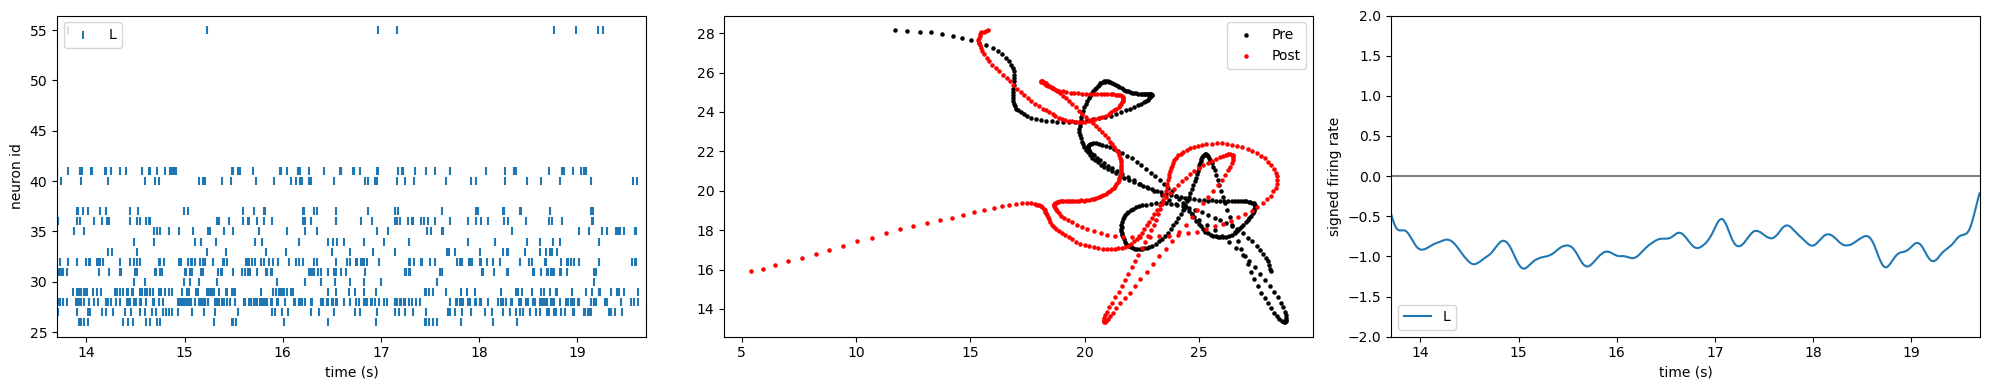
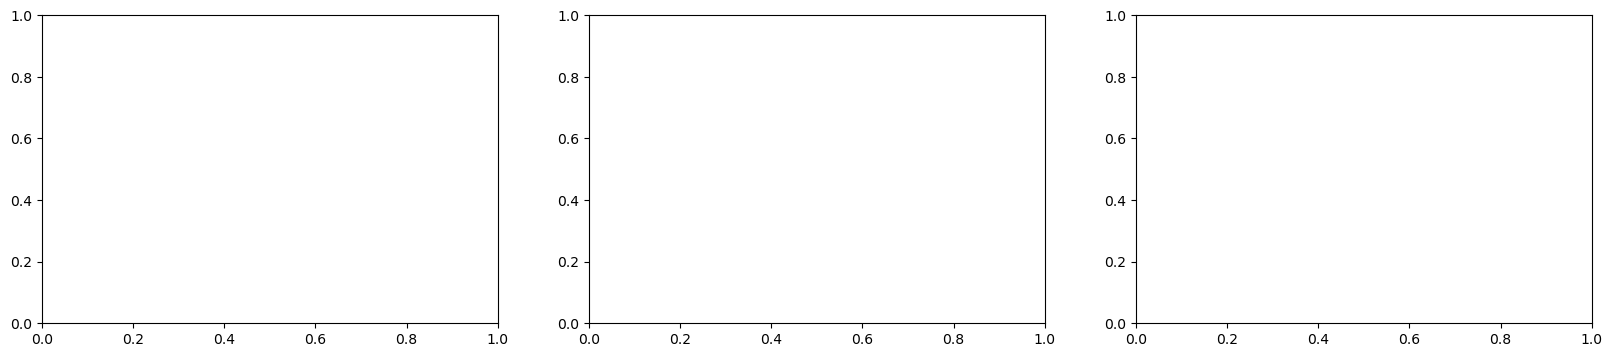
The change to this notebook cell's code, shown as a diff; its figure went from the first image to the second:
--- before
+++ after
@@ -1,3 +1,4 @@
 # E mean firing rate
+PRESYNAPTIC=True
 if(PRESYNAPTIC):
     spike_t = spike_t_pre
@@ -6,6 +7,6 @@
     NI=NE
     labelx = ['R', 'L']
-    D_start= 15.7
-    D_end = 17.7
+    D_start= np.array([6.3, 15.7, 25.95, 68.8, 76.57])
+    D_end = np.array([8.3, 17.7, 27.95, 70.8, 78.57])
     D_min= 2*D_start - D_end
     D_max=2*D_end -D_start
@@ -26,5 +27,5 @@
 
 
-binPOP = np.zeros((2,int(D_max*fs)))
+binPOP = np.zeros((2,int(D_max[-1]*fs)))
 
 if(not PRESYNAPTIC):
@@ -58,11 +59,15 @@
 else:
     f, (ax1, ax2, ax3) = plt.subplots(1, 3, figsize=(20,4))
-    spike_max = np.sum(spike_t<D_max)
-    spike_min = np.sum(spike_t<D_min)
-    for i in range(spike_min, spike_max):
-        if(D_min< spike_t[i]<D_max):
-            group_idx = min(spike_id[i] // NE, 1) 
-            binPOP[group_idx,int(spike_t[i]*fs)]=1
+    
 
+
+for i in range(len(D_max)):
+    spike_max = np.sum(spike_t<D_max[i])
+    spike_min = np.sum(spike_t<D_min[i])
+    for j in range(spike_min, spike_max):
+        if(D_min[i]< spike_t[j]<D_max[i]):
+            #print(j, spike_id[j])
+            group_idx = min(spike_id[j] // NE, 1) 
+            binPOP[group_idx,int(spike_t[j]*fs)]=1
     sigma = 0.01
     x = np.arange(int(-0.2*fs),int(0.2*fs))/fs
@@ -71,31 +76,33 @@
     binPOP[0] = np.convolve(binPOP[0],gauss,'same')
     binPOP[1] = np.convolve(binPOP[1],gauss,'same')
+    if(len(binPOP[0,int(D_stim[0][i]*fs):int(D_stim[1][i]*fs)]) > len(binPOP[0,int(D_stim[1][i]*fs):int(D_stim[2][i]*fs)]):
+        binPOP[0,int(D_stim[1][i]*fs):int(D_stim[2][i]*fs)]= np.resize(0,len(binPOP[0,int(D_stim[0][i]*fs):int(D_stim[1][i]*fs)]))
+    else:
+        binPOP[0,int(D_stim[0][i]*fs):int(D_stim[1][i]*fs)] = np.resize(0, len(binPOP[0,int(D_stim[1][i]*fs):int(D_stim[2][i]*fs)]))
+    if(len(binPOP[0,int(D_stim[2][i]*fs):int(D_stim[3][i]*fs)])> len(binPOP[0,int(D_stim[1][i]*fs):int(D_stim[2][i]*fs)])):
+        binPOP[0,int(D_stim[1][i]*fs):int(D_stim[2][i]*fs)] = np.resize(0, len(binPOP[0,int(D_stim[2][i]*fs):int(D_stim[3][i]*fs)]))
+    else:
     
-mask = (spike_id<(NE)) & (spike_t < (D_max)) & (spike_t > (D_min))
-#ax1.scatter(spike_t[spike_id<(NE)],spike_id[spike_id<(NE)],marker='|',label=labelx[0])
-ax1.scatter(spike_t[spike_id>(NE)],spike_id[spike_id>(NE)],marker='|',label=labelx[1])
-ax1.set_xlabel('time (s)')
-ax1.set_ylabel('neuron id')
-ax1.legend()
-ax1.set_xlim(D_min,D_max)
-
-ax2.scatter(binPOP[1,int(D_stim[0]*fs):int(D_stim[1]*fs)],binPOP[1,int(D_stim[1]*fs):int(D_stim[2]*fs)],c='k',s=5,label='Pre')
-ax2.scatter(binPOP[1,int(D_stim[2]*fs):int(D_stim[3]*fs)],binPOP[1,int(D_stim[1]*fs):int(D_stim[2]*fs)],c='red',s=5,label='Post')
-#ax2.set_ylabel(f"firing rate {labelx[0]} POP")
-#ax2.set_xlabel(f'firing rate {labelx[1]} POP')
-ax2.legend()
-
-
-time = np.arange(binPOP.shape[1]) / fs
-#ax3.plot(time, binPOP[0]/NE,label= labelx[0])
-ax3.plot(time,-binPOP[1]/NI,label= labelx[1])
-ax3.plot([D_min,D_max],[0,0],'gray')
-ax3.set_ylabel('signed firing rate')
-ax3.set_xlabel('time (s)')
-ax3.legend(loc='lower left', ncol=2)
-ax3.set_ylim(-2,2)
-ax3.set_xlim(D_min, D_max)
-
-plt.tight_layout()
-plt.savefig('EI.png')
-plt.show()
+    ax2.scatter(binPOP[0,int(D_stim[0][i]*fs):int(D_stim[1][i]*fs)],binPOP[0,int(D_stim[1][i]*fs):int(D_stim[2][i]*fs)],c='k',s=5,label='Pre')
+    ax2.scatter(binPOP[0,int(D_stim[2][i]*fs):int(D_stim[3][i]*fs)],binPOP[0,int(D_stim[1][i]*fs):int(D_stim[2][i]*fs)],c='red',s=5,label='Post')
+    #ax2.set_ylabel(f"firing rate {labelx[0]} POP")
+    #ax2.set_xlabel(f'firing rate {labelx[1]} POP')
+    ax2.legend(loc='upper right', ncol=2)
+    time = np.arange(binPOP.shape[0]) / fs
+    #ax3.plot(time, binPOP[0]/NE,label= labelx[0])
+    ax3.plot(time,-binPOP[0]/NI,label= labelx[1])
+    ax3.plot([D_min[i],D_max[i]],[0,0],'gray')
+    ax3.set_ylabel('signed firing rate')
+    ax3.set_xlabel('time (s)')
+    ax3.legend(loc='upper right', ncol=2)
+    ax3.set_ylim(-2,2)
+    ax3.set_xlim(D_min[i], D_max[i])
+    #ax1.scatter(spike_t[spike_id<(NE)],spike_id[spike_id<(NE)],marker='|',label=labelx[0])
+    ax1.scatter(spike_t[spike_id<(NE)],spike_id[spike_id<(NE)],marker='|',label=labelx[1])
+    ax1.set_xlabel('time (s)')
+    ax1.set_ylabel('neuron id')
+    ax1.legend()
+    ax1.set_xlim(D_min[i],D_max[i])
+    plt.tight_layout()
+    plt.savefig(f'Pre-During-Pos{D_start[i]}.png')
+    plt.show(label=f'OL_L_1: times{D_start[i]} till {D_end[i]}')

Commit: intermediate multi plot